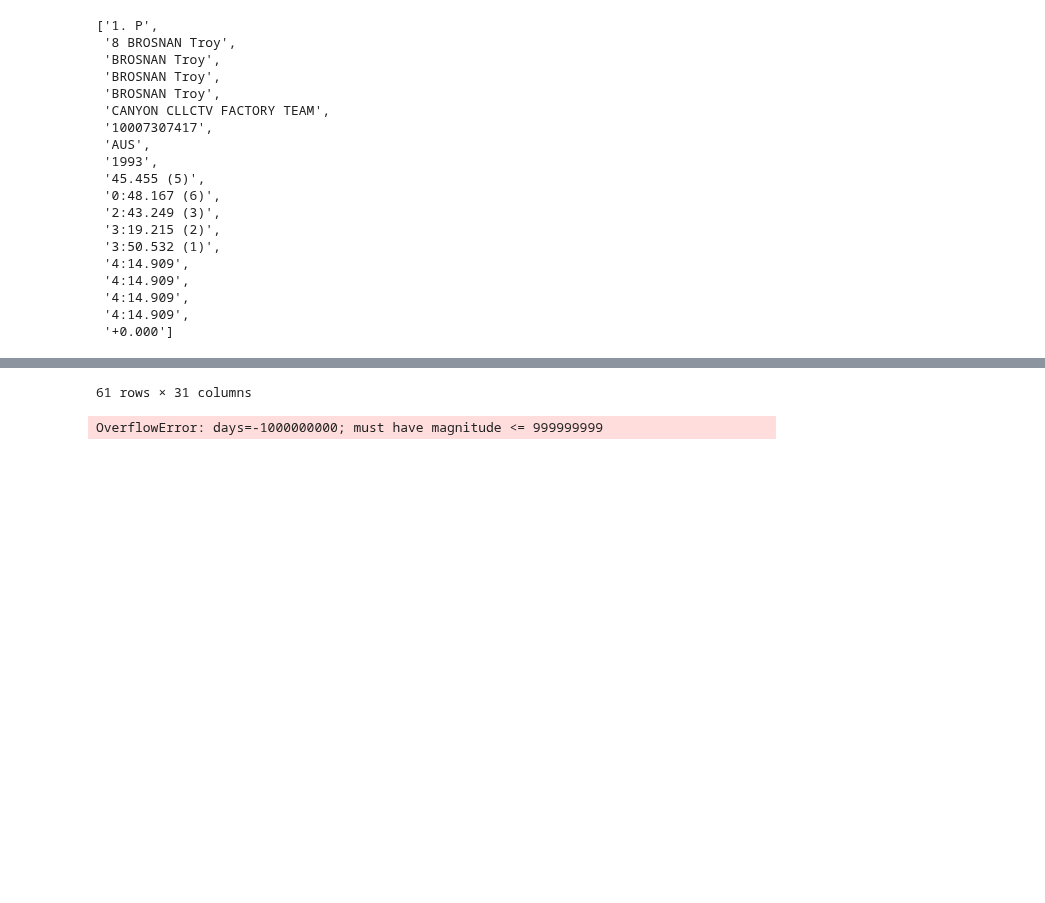
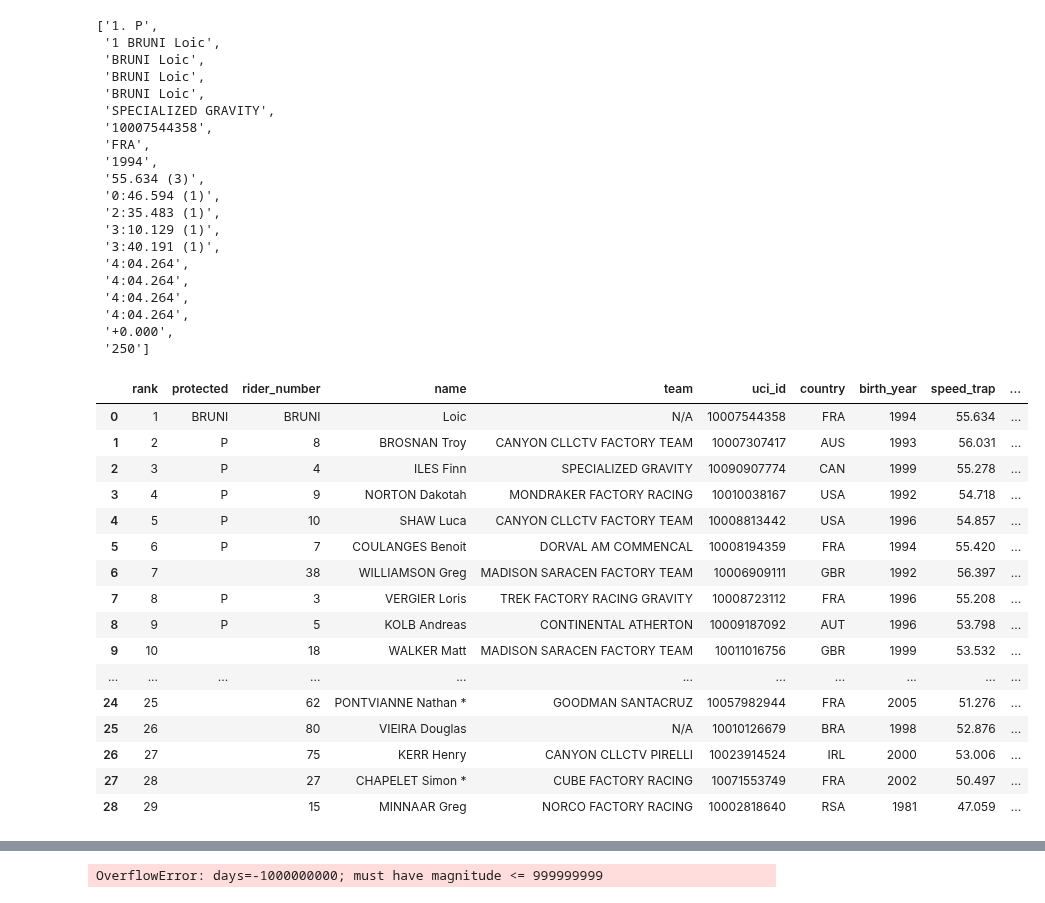
Before and after one commit to eervin123/dh-worldcup-split-analysis, a Jupyter notebook: split_pdf_extraction.ipynb, the cells around one changed output, grey strips where cells are left out. Saved outputs shown, nothing was run; the diff lists cells and outputs as text; code cells hidden in the pictures; blank space fills up the shorter version.

```diff
--- a/split_pdf_extraction.ipynb
+++ b/split_pdf_extraction.ipynb
@@ -6,42 +6,44 @@ import logging
 
 
 logging.basicConfig(level=logging.DEBUG)
-filename = 'data/fwil_dhi_me_results_semi.pdf'
+# filename = 'data/fwil_dhi_me_results_semi.pdf'
 # filename = 'data/fwil_dhi_me_results_qr.pdf'
+filename = 'data/fwil_dhi_me_results_f.pdf'
 # %%
 doc = fitz.open(filename)
 page = doc[0]
 text = page.get_text("text")
 
 # Identify where the table starts 25 for the semis and 24 for the qualifiers
-text.split('\n')[25:44]
+text.split('\n')[24:44]
 # %% [output]
 ['1. P',
- '8 BROSNAN Troy',
- 'BROSNAN Troy',
- 'BROSNAN Troy',
- 'BROSNAN Troy',
- 'CANYON CLLCTV FACTORY TEAM',
- '10007307417',
- 'AUS',
- '1993',
- '45.455 (5)',
- '0:48.167 (6)',
- '2:43.249 (3)',
- '3:19.215 (2)',
- '3:50.532 (1)',
- '4:14.909',
- '4:14.909',
- '4:14.909',
- '4:14.909',
- '+0.000']
+ '1 BRUNI Loic',
+ 'BRUNI Loic',
+ 'BRUNI Loic',
+ 'BRUNI Loic',
+ 'SPECIALIZED GRAVITY',
+ '10007544358',
+ 'FRA',
+ '1994',
+ '55.634 (3)',
+ '0:46.594 (1)',
+ '2:35.483 (1)',
+ '3:10.129 (1)',
+ '3:40.191 (1)',
+ '4:04.264',
+ '4:04.264',
+ '4:04.264',
+ '4:04.264',
+ '+0.000',
+ '250']
 # %%
 import fitz
 from typing import List, Dict, Union
 import pandas as pd
 from datetime import datetime, timedelta
 
-filename = 'data/fwil_dhi_me_results_semi.pdf'
+filename = filename
 table_start_line = 25
 
 def extract_time_and_rank(data_string: str) -> (str, str):
@@ -142,31 +144,48 @@ for i in range(4):
     df[f'split_{i+1}'] = df['split_times'].apply(lambda x: x[i] if len(x) > i else 'N/A')
     df[f'split_{i+1}_rank'] = df['split_time_ranks'].apply(lambda x: x[i] if len(x) > i else 'N/A')
     df[f'sector_{i+1}'] = df['sector_times'].apply(lambda x: x[i] if len(x) > i else 'N/A')
 
 # Rank the sector times correctly
 for i in range(4):
     df[f'sector_{i+1}_rank'] = df[f'sector_{i+1}'].apply(
         lambda x: timedelta(minutes=int(x.split(":")[0]), seconds=float(x.split(":")[1]))
         if x not in ["N/A", "-"]
         else timedelta.max
     ).rank(method="min").astype(int)
 
 # Handle the final sector (sector_5)
 df[f'sector_5'] = df.apply(lambda row:
     str(datetime.strptime(row["final_time"], "%M:%S.%f") - datetime.strptime(row["split_4"], "%M:%S.%f"))[2:]
     if row["final_time"] not in ["DNF", "DNS", "N/A", "-"] and row["split_4"] not in ["DNF", "DNS", "N/A", "-"]
     else "N/A", axis=1)
 
 df[f'sector_5_rank'] = df[f'sector_5'].apply(
     lambda x: timedelta(minutes=int(x.split(":")[0]), seconds=float(x.split(":")[1]))
     if x not in ["N/A", "-"]
     else timedelta.max
 ).rank(method="min").astype(int)
 
 df.drop(columns=['split_times', 'split_time_ranks', 'sector_times'], inplace=True)
 
 # Display and Save
 display(df)
 file_prefix = filename.split('/')[-1].split('.')[0]
-df.to_csv(f'data/{file_prefix}.csv", index=False')
+df.to_csv(f'data/{file_prefix}.csv', index=False)
 # %% [output]
+|  | rank | protected | rider_number | name | team | uci_id | country | birth_year | speed_trap | ... |
+| 0 | 1 | BRUNI | BRUNI | Loic | N/A | 10007544358 | FRA | 1994 | 55.634 | ... |
+| 1 | 2 | P | 8 | BROSNAN Troy | CANYON CLLCTV FACTORY TEAM | 10007307417 | AUS | 1993 | 56.031 | ... |
+| 2 | 3 | P | 4 | ILES Finn | SPECIALIZED GRAVITY | 10090907774 | CAN | 1999 | 55.278 | ... |
+| 3 | 4 | P | 9 | NORTON Dakotah | MONDRAKER FACTORY RACING | 10010038167 | USA | 1992 | 54.718 | ... |
+| 4 | 5 | P | 10 | SHAW Luca | CANYON CLLCTV FACTORY TEAM | 10008813442 | USA | 1996 | 54.857 | ... |
+| 5 | 6 | P | 7 | COULANGES Benoit | DORVAL AM COMMENCAL | 10008194359 | FRA | 1994 | 55.420 | ... |
+| 6 | 7 |  | 38 | WILLIAMSON Greg | MADISON SARACEN FACTORY TEAM | 10006909111 | GBR | 1992 | 56.397 | ... |
+| 7 | 8 | P | 3 | VERGIER Loris | TREK FACTORY RACING GRAVITY | 10008723112 | FRA | 1996 | 55.208 | ... |
+| 8 | 9 | P | 5 | KOLB Andreas | CONTINENTAL ATHERTON | 10009187092 | AUT | 1996 | 53.798 | ... |
+| 9 | 10 |  | 18 | WALKER Matt | MADISON SARACEN FACTORY TEAM | 10011016756 | GBR | 1999 | 53.532 | ... |
+| ... | ... | ... | ... | ... | ... | ... | ... | ... | ... | ... |
+| 24 | 25 |  | 62 | PONTVIANNE Nathan * | GOODMAN SANTACRUZ | 10057982944 | FRA | 2005 | 51.276 | ... |
+| 25 | 26 |  | 80 | VIEIRA Douglas | N/A | 10010126679 | BRA | 1998 | 52.876 | ... |
+| 26 | 27 |  | 75 | KERR Henry | CANYON CLLCTV PIRELLI | 10023914524 | IRL | 2000 | 53.006 | ... |
+| 27 | 28 |  | 27 | CHAPELET Simon * | CUBE FACTORY RACING | 10071553749 | FRA | 2002 | 50.497 | ... |
+| 28 | 29 |  | 15 | MINNAAR Greg | NORCO FACTORY RACING | 10002818640 | RSA | 1981 | 47.059 | ... |
@@ -187,4 +193,3 @@ Intel MKL WARNING: Support of Intel(R) Streaming SIMD Extensions 4.2 (Intel(R) S
-61 rows × 31 columns
 # %%
 import fitz
 from typing import List, Dict, Union
```
Also changed, not shown: parts of 1 cell of this notebook, 5 other files.
